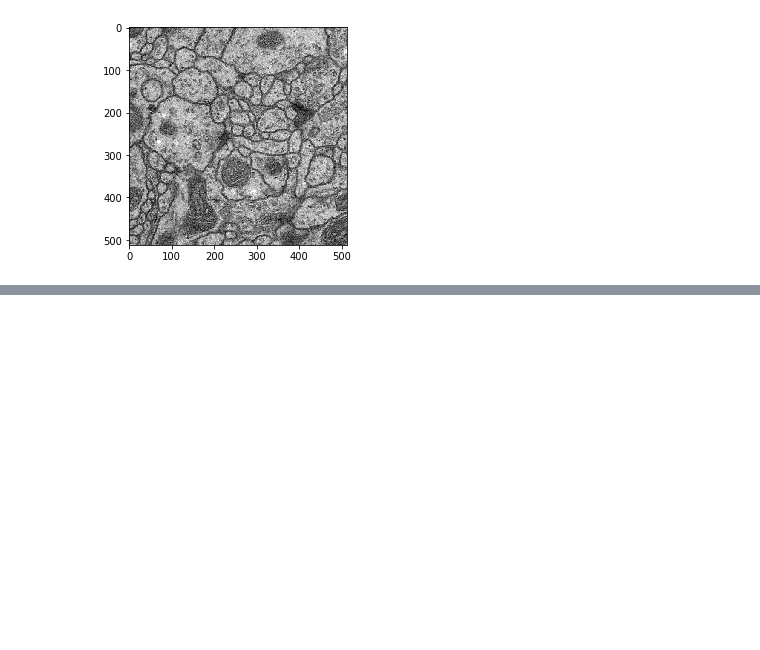
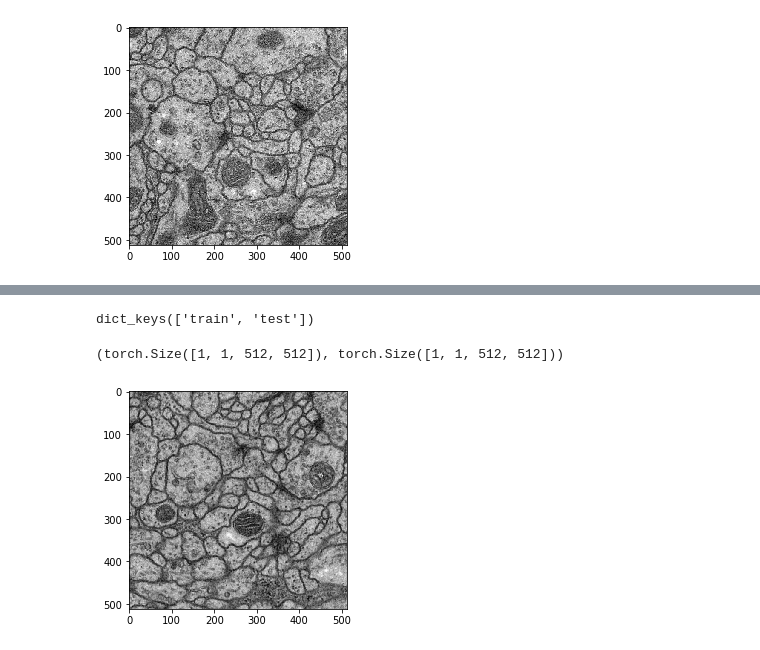
Before and after one commit to ilyarudyak/cs230_project, a Jupyter notebook: nuclear_segmentation/data_loader_debugging.ipynb, the cells around one changed output, grey strips where cells are left out. Saved outputs shown, nothing was run; the diff lists cells and outputs as text; code cells hidden in the pictures; blank space fills up the shorter version.

Commit message:
started train debugging

```diff
--- a/nuclear_segmentation/data_prep.ipynb
+++ b/nuclear_segmentation/data_loader_debugging.ipynb
@@ -75,0 +100,20 @@ plt.imshow(img.squeeze(), cmap='gray');
+# %%
+dataloaders = fetch_dataloader(['train', 'test'], params)
+# %%
+dataloaders.keys()
+# %% [output]
+dict_keys(['train', 'test'])
+# %%
+train_loader = dataloaders['train']
+# %%
+img, target = next(iter(train_loader))
+# %%
+img.shape, target.shape
+# %% [output]
+(torch.Size([1, 1, 512, 512]), torch.Size([1, 1, 512, 512]))
+# %%
+img = img.squeeze().numpy()
+# %%
+plt.imshow(img, cmap='gray');
+# %% [output]
+[figure, added]
```
Also changed, not shown: parts of 6 cells of this notebook, 20 other files.
